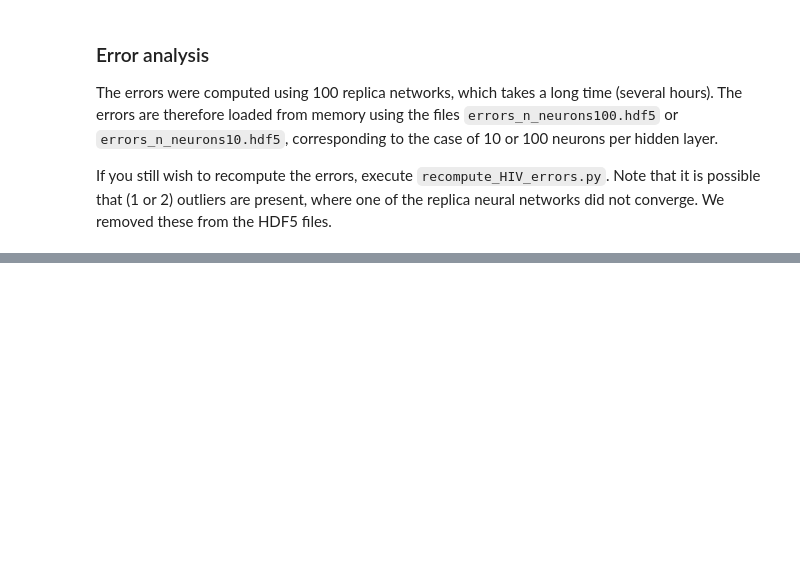
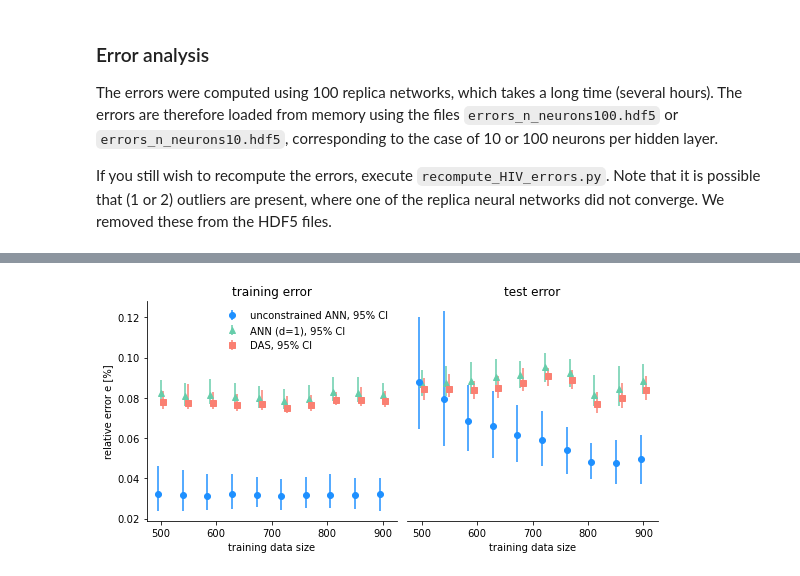
Before and after one commit to wedeling/deep_active_subspace_data, a Jupyter notebook: HIV/HIV.ipynb, the cells around one changed output, grey strips where cells are left out. Saved outputs shown, nothing was run; the diff lists cells and outputs as text; code cells hidden in the pictures; blank space fills up the shorter version.

```diff
--- a/HIV/HIV.ipynb
+++ b/HIV/HIV.ipynb
@@ -74,0 +88,7 @@ Loaded outputs
+# %%
+ann_uc_surrogate = es.methods.ANN_Surrogate()
+# train vanilla ANN. The input parameters are already scaled to [-1, 1], so no need to
+# standardize these
+ann_uc_surrogate.train(params, samples,
+                n_iter=10000, n_layers=4, n_neurons=100, test_frac = 0.1,
+                batch_size = 64, standardize_X=False, standardize_y=True)
@@ -82,14 +148,14 @@ We first train a vanilla artificial neural network without a DAS layer. The inpu
 ##########################
 
 ann_surrogate = es.methods.ANN_Surrogate()
-# train ANN. the input parameters are already scaled to [-1, 1], so no need to
-# standardize these
+# train constrained ANN
 ann_surrogate.train(params, samples,
-                n_iter=10000, n_layers=4, n_neurons=100, test_frac = 0.1, activation='tanh',
+                n_iter=10000, n_layers=4,
+                # use just d neurons in the first hidden layer
+                n_neurons=[d, 100, 100], test_frac = 0.1,
+                # turn of bias in the first layer (optional, brings it closer to the DAS network)
+                bias=[False, True, True, True],
                 batch_size = 64, standardize_X=False, standardize_y=True)
-
-# dict with some dimenions of the ANN
-# dims = ann_surrogate.get_dimensions()
 # %% [output]
 Creating ANN_Surrogate Object
 Creating Feature Engineering object
@@ -470,0 +507,62 @@ Loaded err_DAS
+# %%
+# number of neurons, replicas and tra
+n_test_fracs = 10
+
+test_fracs = np.linspace(0.5, 0.1, n_test_fracs)
+
+file = 'errors_n_neurons10.hdf5'
+errors = campaign.load_hdf5_data(file_path=file)
+err_ANN_unconstrained = errors['err_ANN_unconstrained']
+err_ANN = errors['err_ANN']
+err_DAS = errors['err_DAS']
+
+# trun into percentage
+err_ANN *= 100
+err_DAS *= 100
+err_ANN_unconstrained *= 100
+# select confidence
+conf = 0.95
+# size of training data used
+data_size = (1 - test_fracs) * samples.shape[0]
+# mean and CI of ANN training error
+analysis = es.analysis.BaseAnalysis()
+
+mean_ANN_err_training, err_ANN_training = get_error_CI(err_ANN[:,:,0])
+mean_DAS_err_training, err_DAS_training = get_error_CI(err_DAS[:,:,0])
+mean_ANN_unconstrained_training, err_ANN_unconstrained_training = get_error_CI(err_ANN_unconstrained[:,:,0])
+
+mean_ANN_err_test, err_ANN_test = get_error_CI(err_ANN[:,:,1])
+mean_DAS_err_test, err_DAS_test = get_error_CI(err_DAS[:,:,1])
+mean_ANN_unconstrained_test, err_ANN_unconstrained_test = get_error_CI(err_ANN_unconstrained[:,:,1])
+
+# plot results
+import seaborn as sns
+fig = plt.figure(figsize=[8, 4])
+ax = fig.add_subplot(121)
+ax.set_xlabel('training data size')
+ax.set_ylabel('relative error e [%]')
+ax.set_title('training error')
+sns.despine(top=True)
+offset=5
+ax.errorbar(data_size-offset, mean_ANN_unconstrained_training,
+            yerr=err_ANN_unconstrained_training, fmt='o',
+                        color='dodgerblue', label='unconstrained ANN, 95% CI')
+ax.errorbar(data_size, mean_ANN_err_training, yerr=err_ANN_training, fmt='^',
+color='mediumaquamarine', label='ANN (d=1), 95% CI')
+ax.errorbar(data_size+offset, mean_DAS_err_training, yerr=err_DAS_training, fmt='s',
+            color='salmon', label='DAS, 95% CI')
+
+leg = ax.legend(loc=0, frameon=False)
+#
+ax2 = fig.add_subplot(122, sharey=ax)
+ax2.set_xlabel('training data size')
+ax2.set_title('test error')
+ax2.errorbar(data_size, mean_ANN_err_test, yerr=err_ANN_test, fmt='^', color='mediumaquamarine')
+ax2.errorbar(data_size+offset, mean_DAS_err_test, yerr=err_DAS_test, fmt='s', color='salmon')
+ax2.errorbar(data_size-offset, mean_ANN_unconstrained_test, yerr=err_ANN_unconstrained_test,
+             fmt='o', color='dodgerblue')
+
+sns.despine(left=True, ax=ax2)
+ax2.get_yaxis().set_visible(False)
+plt.tight_layout()
+# %% [output]
@@ -470,0 +572 @@ Loaded err_DAS
+[figure, added]
```
Also changed, not shown: parts of 23 cells of this notebook, 5 other files.
